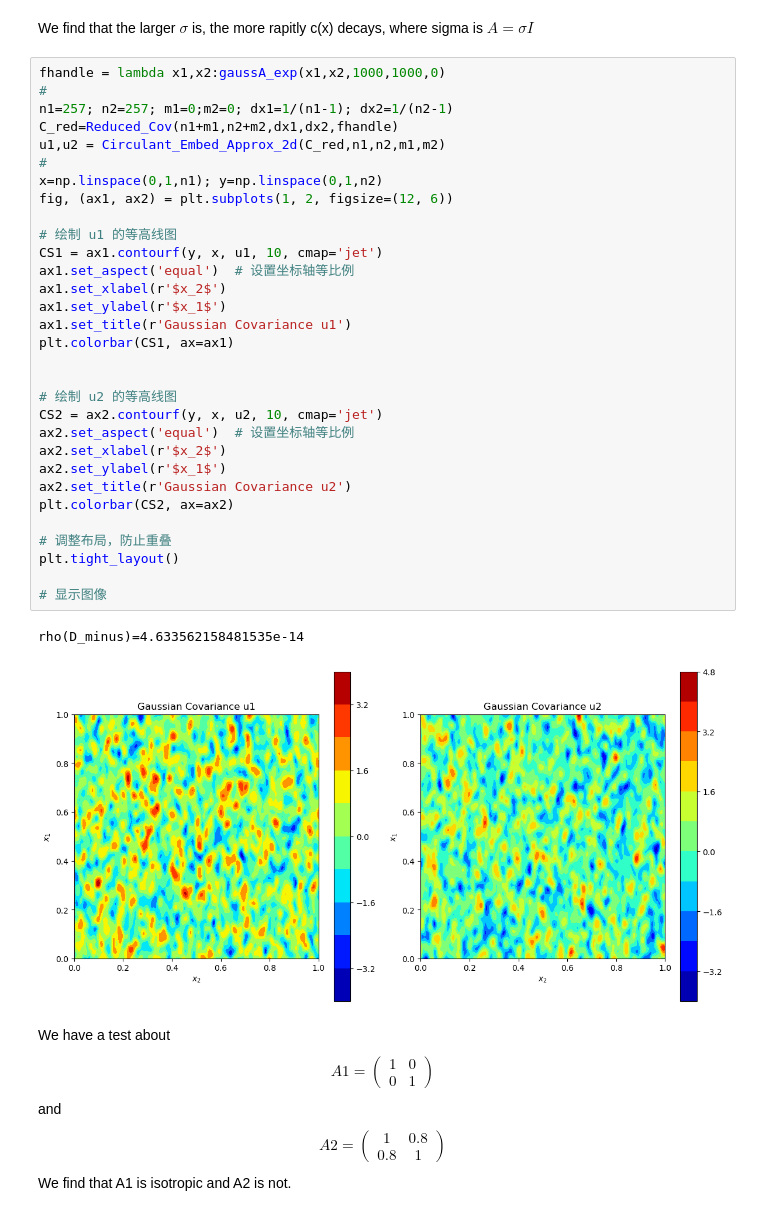
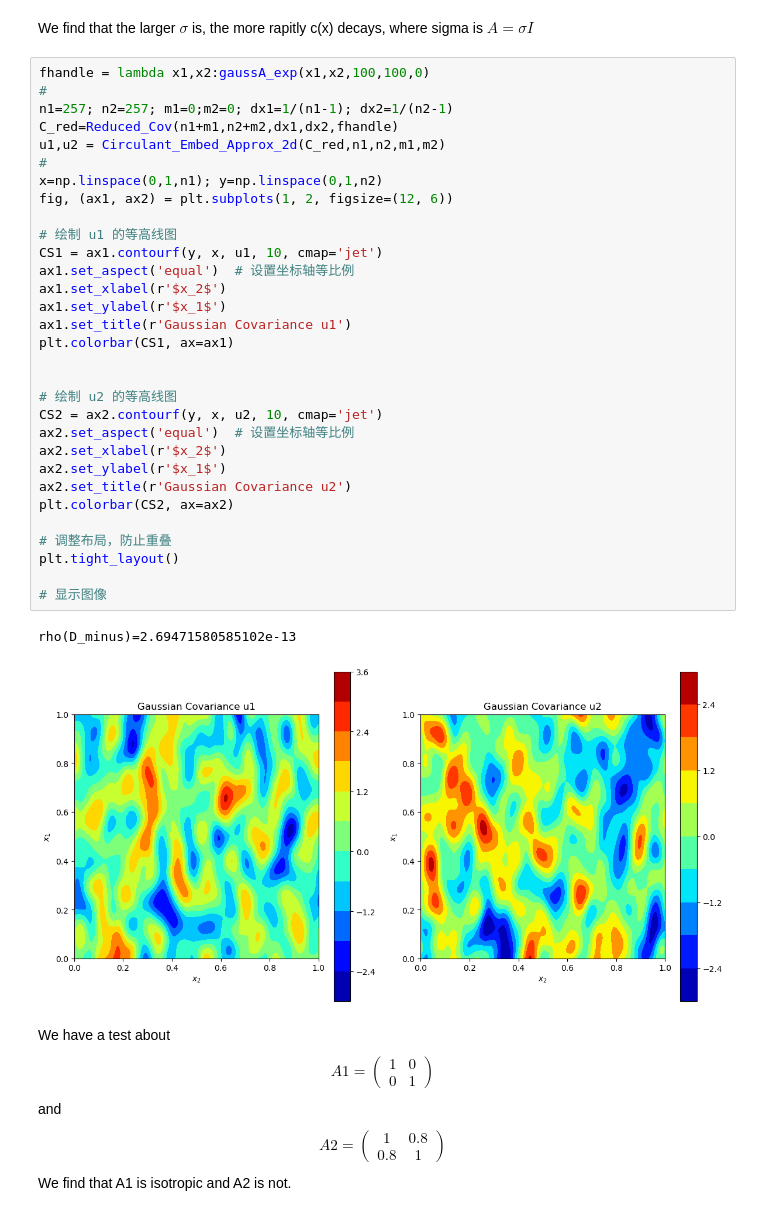
Before and after one commit to cgymmy/learnSDE, a Jupyter notebook: Chp7.ipynb, the cells around one changed output. Drawn from its saved outputs; the diff is of its cells as text.

```diff
--- a/Chp7.ipynb
+++ b/Chp7.ipynb
@@ -169,39 +169,39 @@ rho(D_minus)=2.5052557312381932e-12
 # %% [markdown]
 We find that the larger $\sigma$ is, the more rapitly c(x) decays, where sigma is $A = \sigma I$
 # %%
-fhandle = lambda x1,x2:gaussA_exp(x1,x2,1000,1000,0)
+fhandle = lambda x1,x2:gaussA_exp(x1,x2,100,100,0)
 #
 n1=257; n2=257; m1=0;m2=0; dx1=1/(n1-1); dx2=1/(n2-1)
 C_red=Reduced_Cov(n1+m1,n2+m2,dx1,dx2,fhandle)
 u1,u2 = Circulant_Embed_Approx_2d(C_red,n1,n2,m1,m2)
 #
 x=np.linspace(0,1,n1); y=np.linspace(0,1,n2)
 fig, (ax1, ax2) = plt.subplots(1, 2, figsize=(12, 6))
 
 # 绘制 u1 的等高线图
 CS1 = ax1.contourf(y, x, u1, 10, cmap='jet')
 ax1.set_aspect('equal')  # 设置坐标轴等比例
 ax1.set_xlabel(r'$x_2$')
 ax1.set_ylabel(r'$x_1$')
 ax1.set_title(r'Gaussian Covariance u1')
 plt.colorbar(CS1, ax=ax1)
 
 
 # 绘制 u2 的等高线图
 CS2 = ax2.contourf(y, x, u2, 10, cmap='jet')
 ax2.set_aspect('equal')  # 设置坐标轴等比例
 ax2.set_xlabel(r'$x_2$')
 ax2.set_ylabel(r'$x_1$')
 ax2.set_title(r'Gaussian Covariance u2')
 plt.colorbar(CS2, ax=ax2)
 
 # 调整布局，防止重叠
 plt.tight_layout()
 
 # 显示图像
 # %% [output]
-rho(D_minus)=4.633562158481535e-14
+rho(D_minus)=2.69471580585102e-13
-[figure, old version]
+[figure, new version]
 # %% [markdown]
 We have a test about
 $$A1 = \begin{pmatrix}
```
Also changed, not shown: 2 other files.
